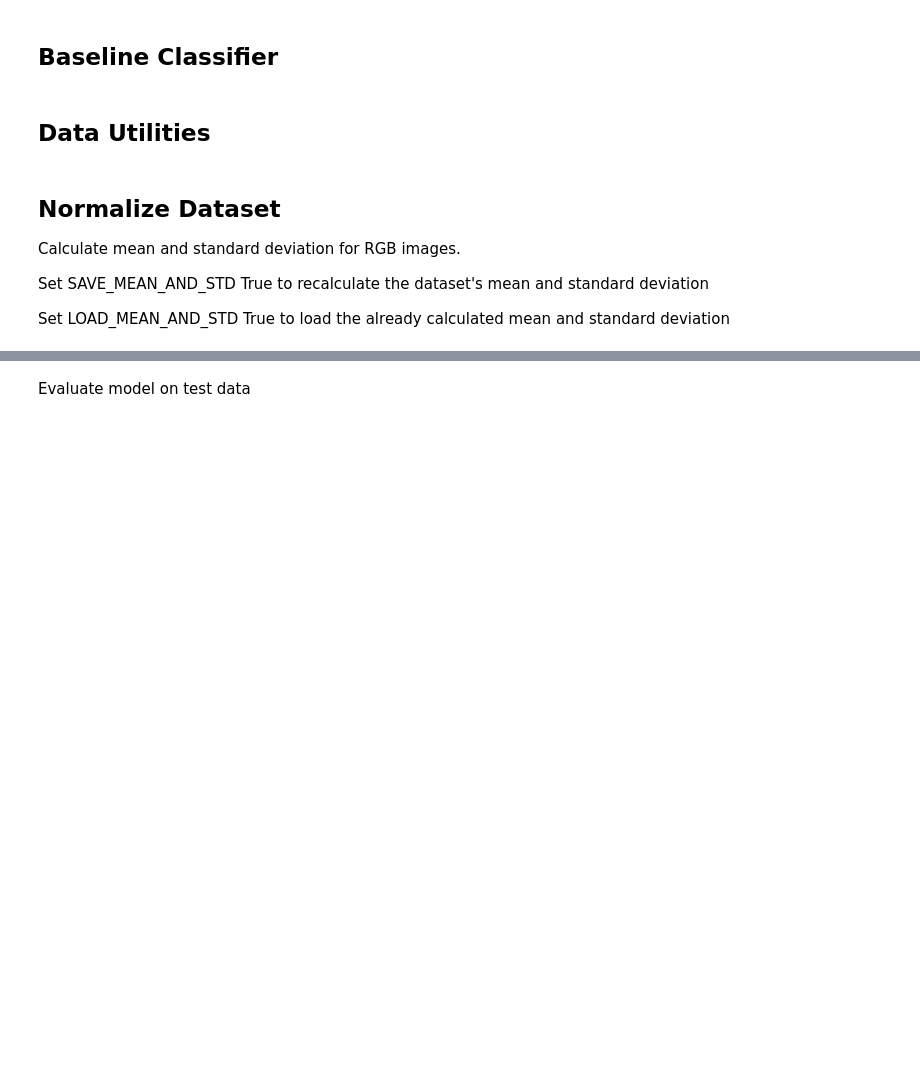
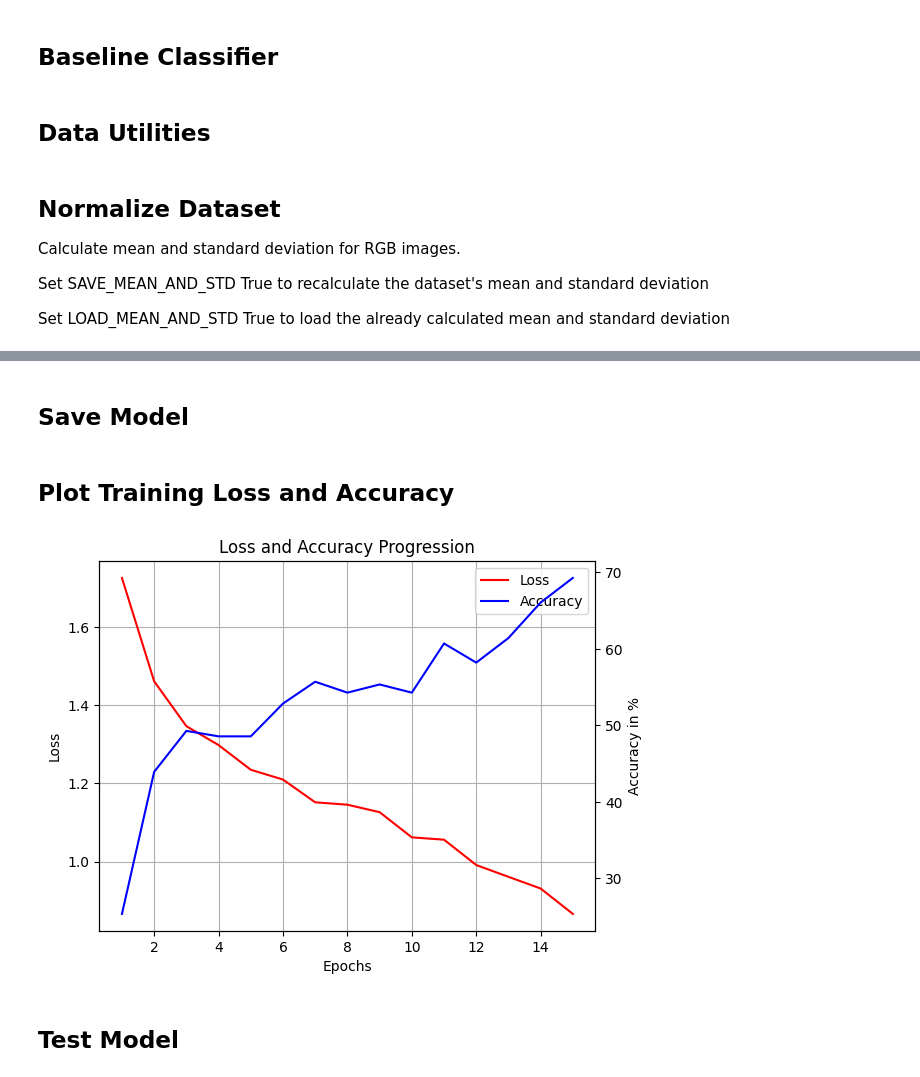
Before and after one commit to vrosenberg/HTCV-Sem, a Jupyter notebook: notebooks/baseline.ipynb, the cells around one changed output, grey strips where cells are left out. Saved outputs shown, nothing was run; the diff lists cells and outputs as text; code cells hidden in the pictures; blank space fills up the shorter version.

```diff
--- a/notebooks/baseline.ipynb
+++ b/notebooks/baseline.ipynb
@@ -45,4 +56,10 @@ DAMAGE_LEVEL_TO_SCORE = {
 # %%
 PERCENT = "10"
 TRAIN_SET_SIZE = MAP_PERCENT_TO_AMOUNT[PERCENT]
+
+PRETRAINED = False
 BATCH_SIZE = 32
+NUM_EPOCHS=15
+LEARNING_RATE=0.001
+MOMENTUM=0.9
+ARCHITECTURE = "rn18"
@@ -215,7 +224,7 @@ if SAVE_MEAN_AND_STD:
 # %%
 LOAD_MEAN_AND_STD = True
 if LOAD_MEAN_AND_STD:
-    with open(os.path.join(DATASET_METRICS_DIR, "data_"+ str(MAP_PERCENT_TO_AMOUNT[PERCENT])+"_original" +".json"), 'r') as data_metrics_json:
+    with open(os.path.join(DATASET_METRICS_DIR, "data_"+ str(TRAIN_SET_SIZE)+"_original" +".json"), 'r') as data_metrics_json:
         data = json.load(data_metrics_json)
 
     mean = data['mean']
@@ -251,10 +255,0 @@ Train model
-# %%
-# Train the model
-num_classes = 5  # Number of output classes
-
-num_epochs=15
-lr=0.01
-momentum=0.9
-model = ResNetClassifier(num_classes)
-
-model.train_model(dataloader, num_epochs, lr, momentum)
@@ -271,0 +313,2 @@ Setup evaluating test performance
+# %% [markdown]
+## Save Model
@@ -272 +326,30 @@ Setup evaluating test performance
+# %% [markdown]
+## Plot Training Loss and Accuracy
+# %%
+if TRAIN_MODEL:
+    # Plot Loss
+    fig, ax1 = plt.subplots()
+    ax1.plot(range(1,NUM_EPOCHS+1), epoch_loss_list, 'r-', label='Loss')
+    ax1.set_xlabel('Epochs')
+    ax1.set_ylabel('Loss')
+    ax1.set_title('Loss and Accuracy Progression')
+    ax1.grid(True)
+
+    # Plot Accuracy
+    ax2 = ax1.twinx()
+    ax2.plot(range(1,NUM_EPOCHS+1), epoch_accuracy_list, 'b-', label='Accuracy')
+    ax2.set_ylabel('Accuracy in %')
+
+    # Add Legend
+    lines1, labels1 = ax1.get_legend_handles_labels()
+    lines2, labels2 = ax2.get_legend_handles_labels()
+    lines = lines1 + lines2
+    labels = labels1 + labels2
+    ax1.legend(lines, labels)
+
+    plt.show()
+# %% [output]
+[figure, added]
+# %% [markdown]
+## Test Model
 # %%
@@ -274,3 +357 @@ test_dataset = torchvision.datasets.ImageFolder(os.path.join(DATASET_FOLDER_PATH
 test_dataloader = torch.utils.data.DataLoader(test_dataset, batch_size=BATCH_SIZE, shuffle=False,num_workers=2, pin_memory=True)
-# %% [markdown]
-Evaluate model on test data
```
Also changed, not shown: parts of 31 cells of this notebook, 7 other files.
